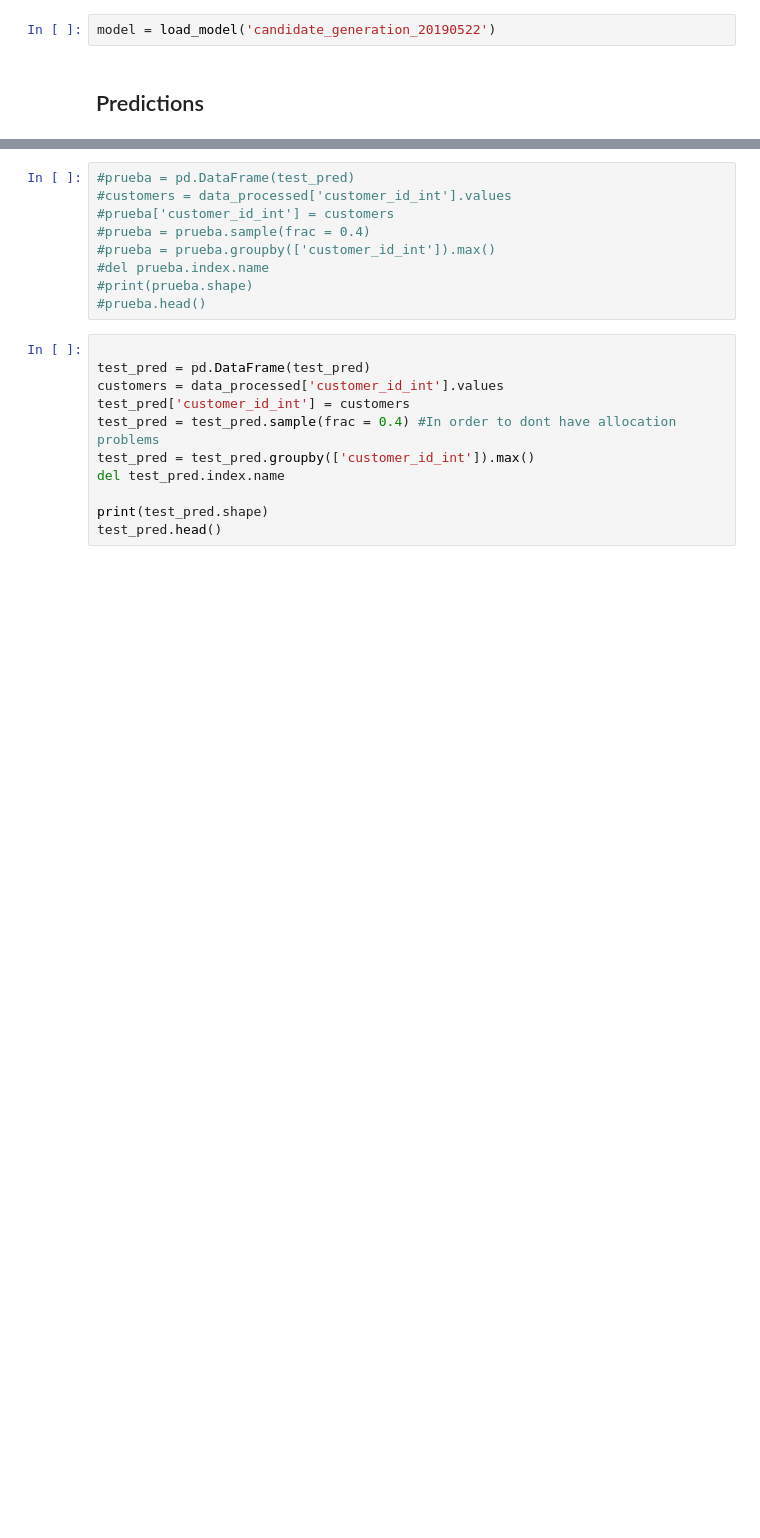
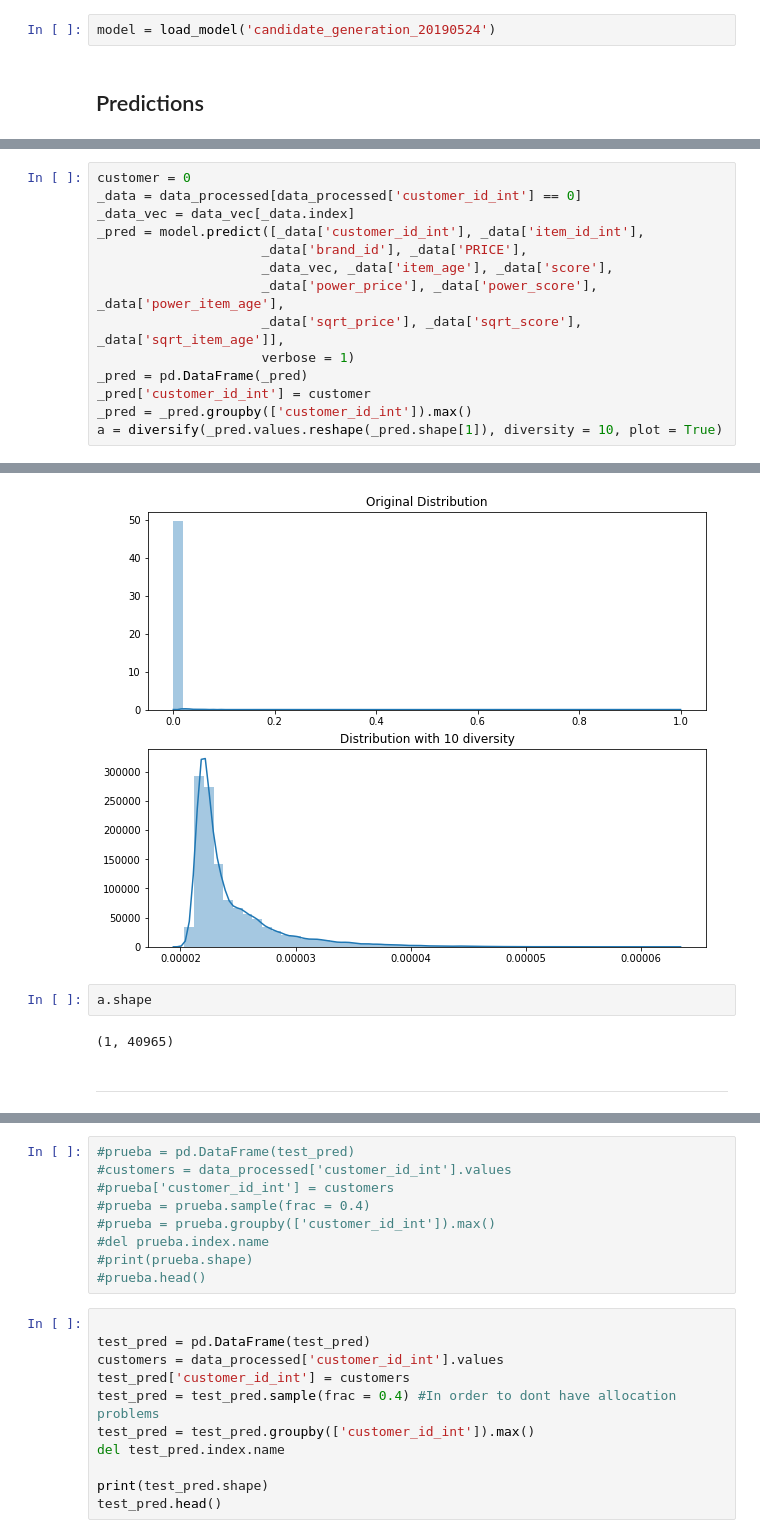
Before and after one commit to EnricRovira/TFM_DNN_Recomendator, a Jupyter notebook: 04_Modelado_y_Evaluacion/04_Recommendator_20190522.ipynb, the cells around one changed output, grey strips where cells are left out. Cells and saved outputs as stored; diff of their text form; blank space fills up the shorter version.

```diff
--- a/04_Modelado_y_Evaluacion/04_Recommendator_20190522.ipynb
+++ b/04_Modelado_y_Evaluacion/04_Recommendator_20190522.ipynb
@@ -64,4 +64,4 @@ Found 9193 unique tokens.
 # %%
-model = load_model('candidate_generation_20190522')
+model = load_model('candidate_generation_20190524')
 # %% [markdown]
 ## Predictions
@@ -67,0 +134,15 @@ model = load_model('candidate_generation_20190522')
+# %%
+customer = 0
+_data = data_processed[data_processed['customer_id_int'] == 0]
+_data_vec = data_vec[_data.index]
+_pred = model.predict([_data['customer_id_int'], _data['item_id_int'],
+                     _data['brand_id'], _data['PRICE'],
+                     _data_vec, _data['item_age'], _data['score'],
+                     _data['power_price'], _data['power_score'], _data['power_item_age'],
+                     _data['sqrt_price'], _data['sqrt_score'], _data['sqrt_item_age']],
+                     verbose = 1)
+_pred = pd.DataFrame(_pred)
+_pred['customer_id_int'] = customer
+_pred = _pred.groupby(['customer_id_int']).max()
+a = diversify(_pred.values.reshape(_pred.shape[1]), diversity = 10, plot = True)
+# %% [output]
@@ -68,3 +150,10 @@ model = load_model('candidate_generation_20190522')
+[figure, added]
+# %%
+a.shape
+# %% [output]
+(1, 40965)
+# %% [markdown]
+---
 # %%
 test_pred = model.predict([data_processed['customer_id_int'], data_processed['item_id_int'],
                      data_processed['brand_id'], data_processed['PRICE'],
```
Also changed, not shown: parts of 10 cells of this notebook.
